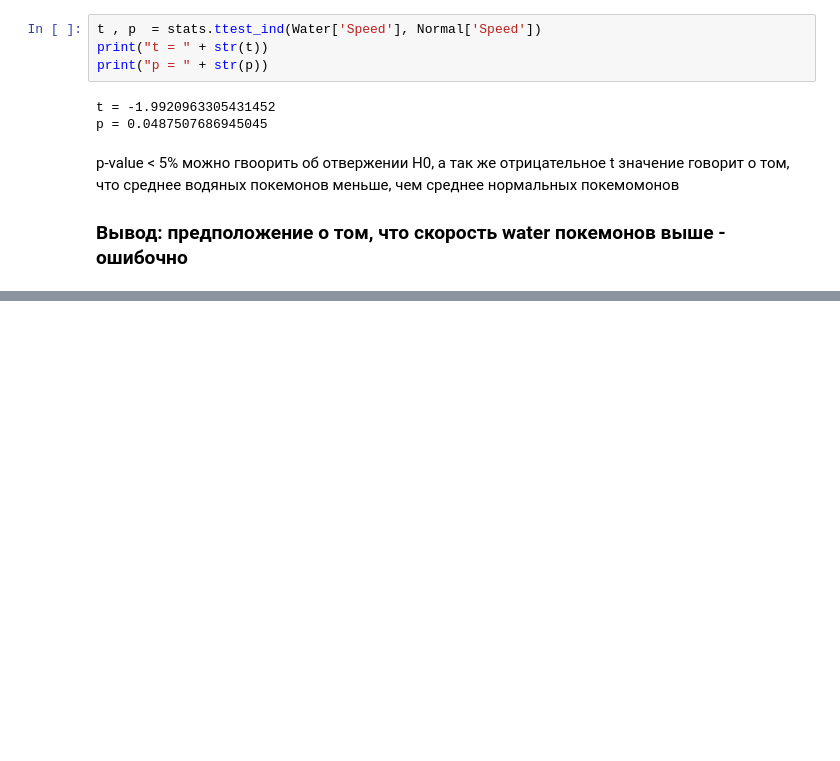
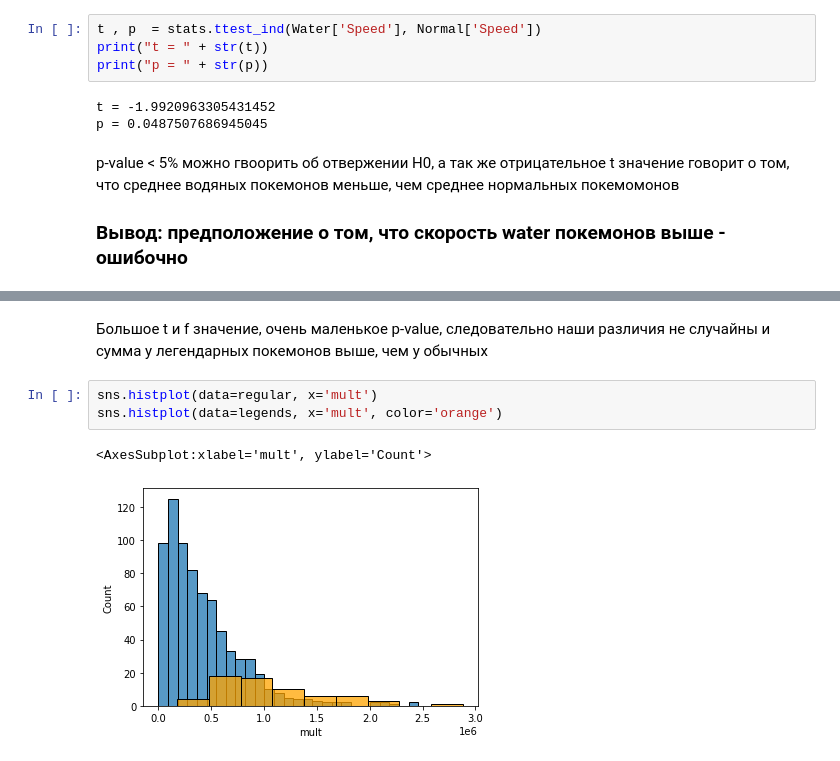
Before and after one commit to vasilyevs/ab_tests, a Jupyter notebook: AB_tests.ipynb, the cells around one changed output, grey strips where cells are left out. Drawn from its saved outputs; the diff is of its cells as text; blank space fills up the shorter version.

```diff
--- a/AB_tests.ipynb
+++ b/AB_tests.ipynb
@@ -208,0 +258,8 @@ best_defence_class
+# %% [markdown]
+Большое t и f значение, очень маленькое p-value, следовательно наши различия не случайны и сумма у легендарных покемонов выше, чем у обычных
+# %%
+sns.histplot(data=regular, x='mult')
+sns.histplot(data=legends, x='mult', color='orange')
+# %% [output]
+<AxesSubplot:xlabel='mult', ylabel='Count'>
+[figure, added]
```
Also changed, not shown: parts of 21 cells of this notebook.
